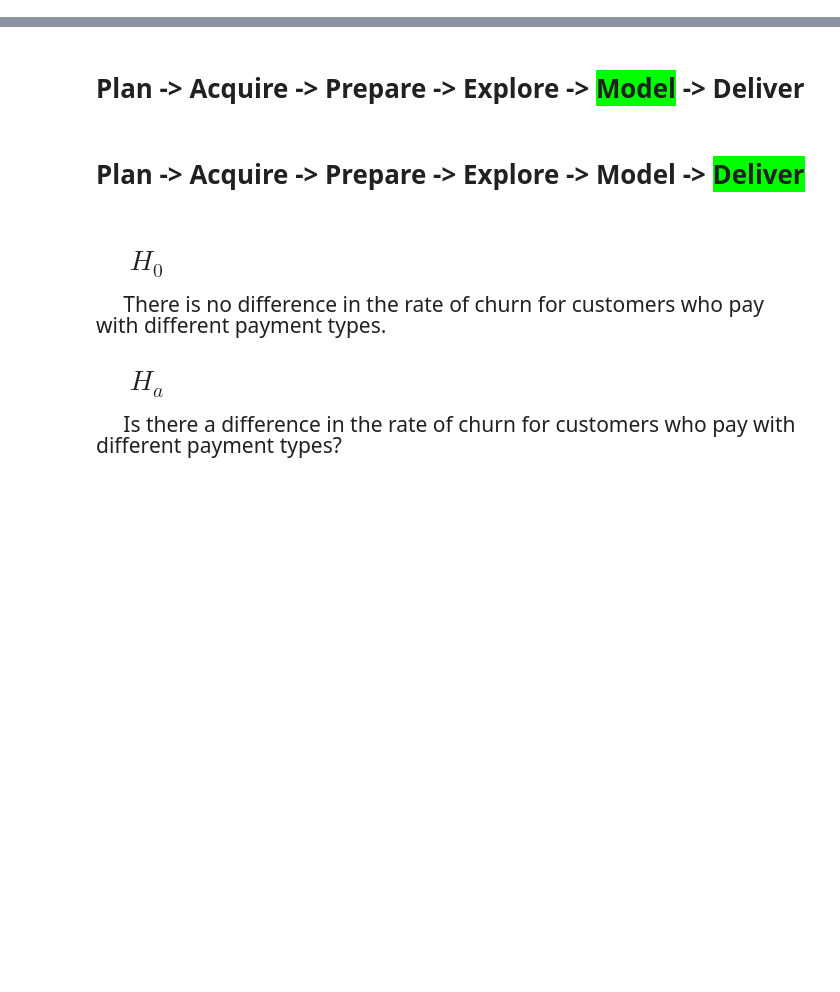
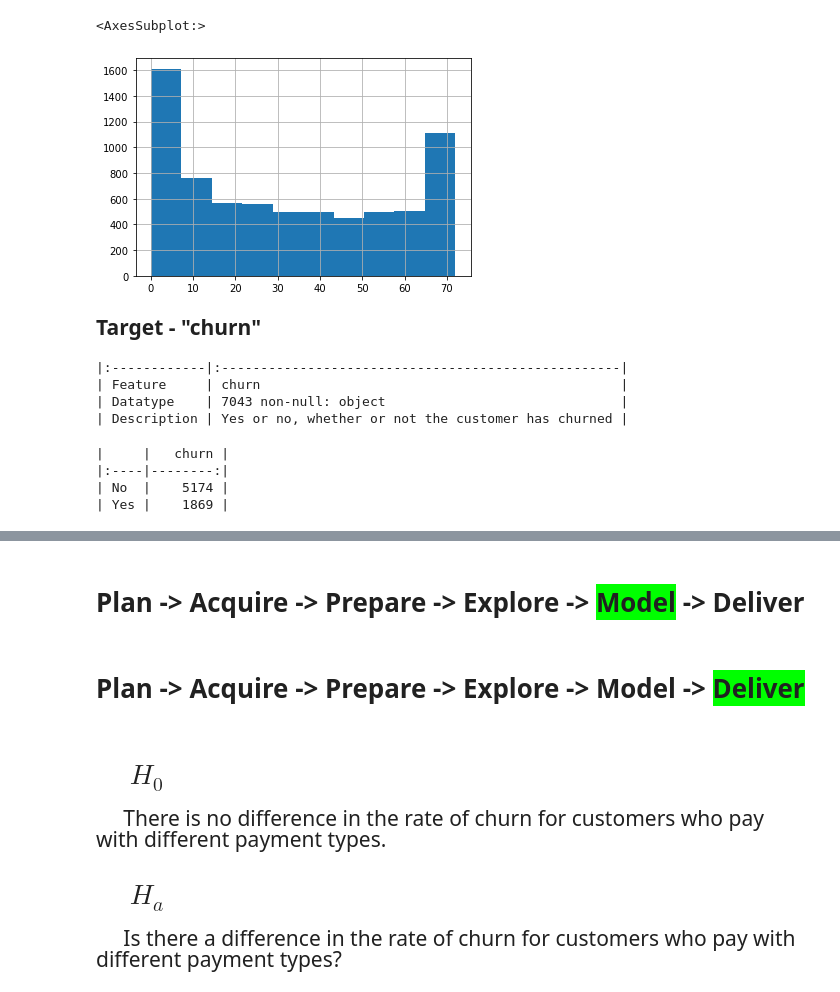
Before and after one commit to joshuamchavez2/Telco-Classification-Project, a Jupyter notebook: final.ipynb, the cells around one changed output, grey strips where cells are left out. Cells and saved outputs as stored; diff of their text form; code cells hidden in the pictures; blank space fills up the shorter version.

```diff
--- a/final.ipynb
+++ b/final.ipynb
@@ -42,0 +120,21 @@ ImportError: cannot import name 'get_iris_data' from 'acquire' (/Users/dulcechav
+# %%
+df.tenure.hist()
+# %% [output]
+<AxesSubplot:>
+[figure, added]
+# %% [markdown]
+<p style="font-family:courier; font-size:150%; text-align:left"> <b>Target - "churn"<b> </p>
+# %%
+print(get_target(df).to_markdown())
+# %% [output]
+|:------------|:---------------------------------------------------|
+| Feature     | churn                                              |
+| Datatype    | 7043 non-null: object                              |
+| Description | Yes or no, whether or not the customer has churned |
+# %%
+print(df.churn.value_counts().to_markdown())
+# %% [output]
+|     |   churn |
+|:----|--------:|
+| No  |    5174 |
+| Yes |    1869 |
```
Also changed, not shown: parts of 30 cells of this notebook, 3 other files.
